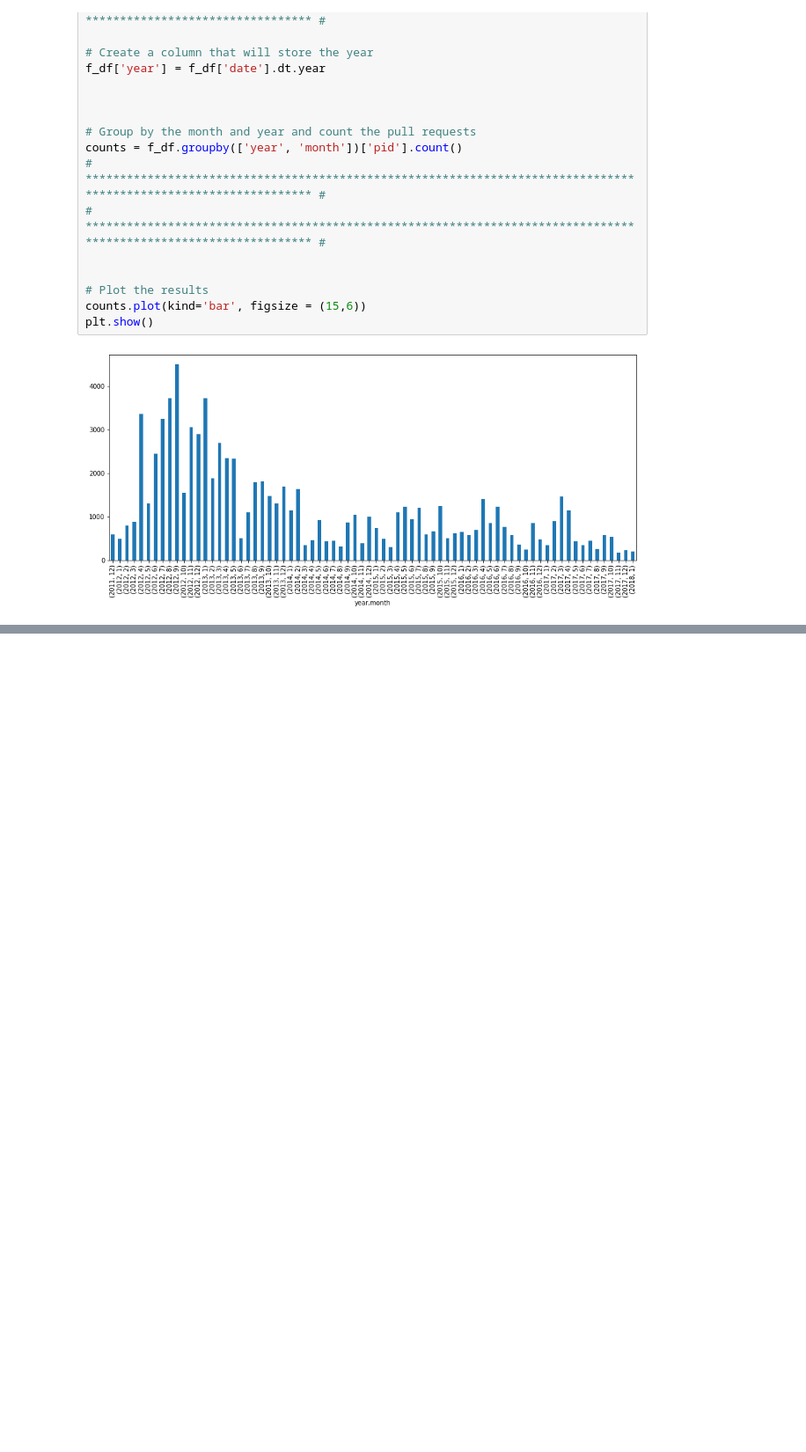
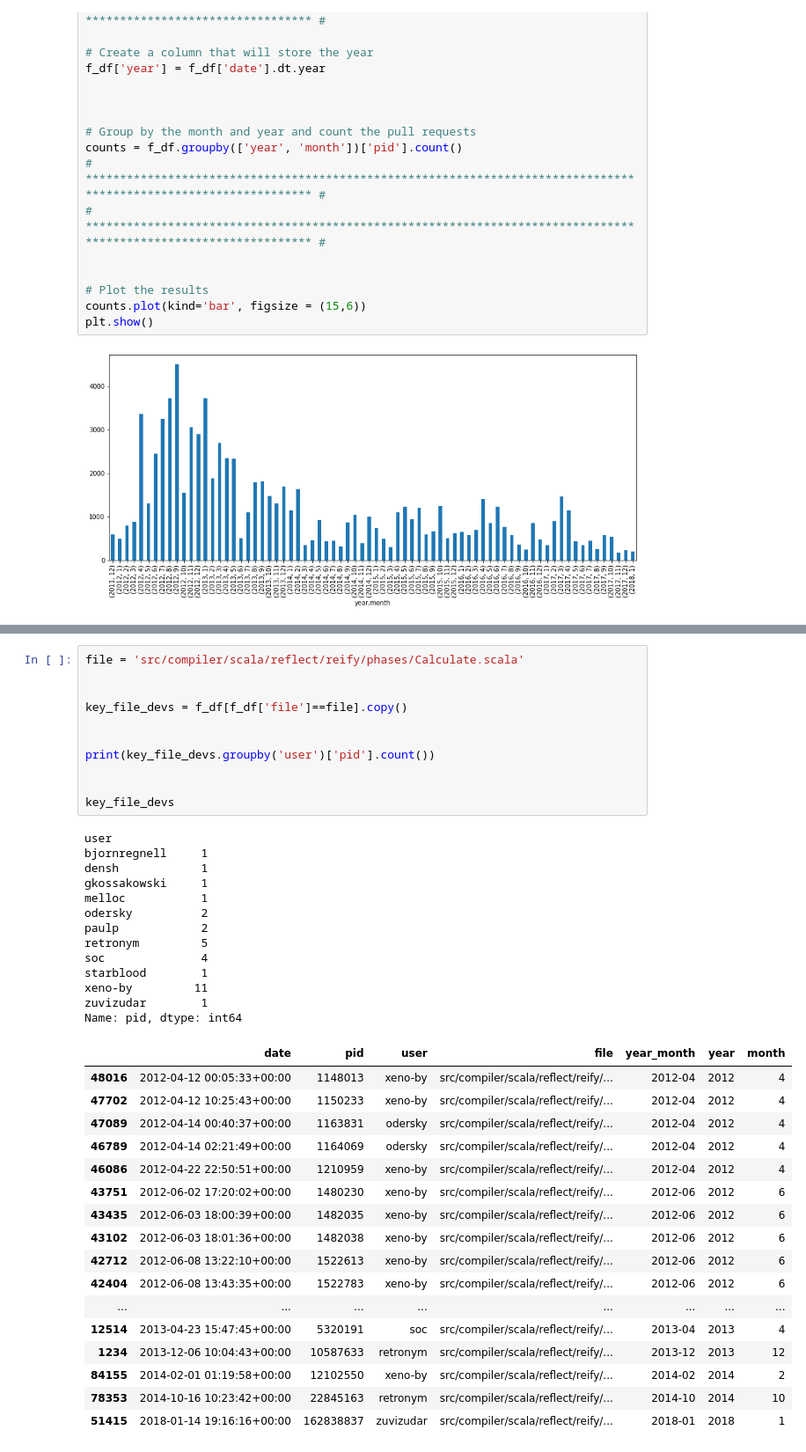
Before and after one commit to johnhhu2020/DataCamp-Data-Scientist-with-Python-Track, a Jupyter notebook: The GitHub History of the Scala Language.ipynb, the cells around one changed output, grey strips where cells are left out. Shown: that part at 88% size. Cells and saved outputs as stored; diff of their text form; blank space fills up the shorter version.

```diff
--- a/The GitHub History of the Scala Language.ipynb
+++ b/The GitHub History of the Scala Language.ipynb
@@ -256,0 +390,42 @@ print(dir(pd.Series))
+# %%
+file = 'src/compiler/scala/reflect/reify/phases/Calculate.scala'
+
+
+key_file_devs = f_df[f_df['file']==file].copy()
+
+
+print(key_file_devs.groupby('user')['pid'].count())
+
+
+key_file_devs
+# %% [output]
+user
+bjornregnell     1
+densh            1
+gkossakowski     1
+melloc           1
+odersky          2
+paulp            2
+retronym         5
+soc              4
+starblood        1
+xeno-by         11
+zuvizudar        1
+Name: pid, dtype: int64
+|  | date | pid | user | file | year_month | year | month |
+| 48016 | 2012-04-12 00:05:33+00:00 | 1148013 | xeno-by | src/compiler/scala/reflect/reify/... | 2012-04 | 2012 | 4 |
+| 47702 | 2012-04-12 10:25:43+00:00 | 1150233 | xeno-by | src/compiler/scala/reflect/reify/... | 2012-04 | 2012 | 4 |
+| 47089 | 2012-04-14 00:40:37+00:00 | 1163831 | odersky | src/compiler/scala/reflect/reify/... | 2012-04 | 2012 | 4 |
+| 46789 | 2012-04-14 02:21:49+00:00 | 1164069 | odersky | src/compiler/scala/reflect/reify/... | 2012-04 | 2012 | 4 |
+| 46086 | 2012-04-22 22:50:51+00:00 | 1210959 | xeno-by | src/compiler/scala/reflect/reify/... | 2012-04 | 2012 | 4 |
+| 43751 | 2012-06-02 17:20:02+00:00 | 1480230 | xeno-by | src/compiler/scala/reflect/reify/... | 2012-06 | 2012 | 6 |
+| 43435 | 2012-06-03 18:00:39+00:00 | 1482035 | xeno-by | src/compiler/scala/reflect/reify/... | 2012-06 | 2012 | 6 |
+| 43102 | 2012-06-03 18:01:36+00:00 | 1482038 | xeno-by | src/compiler/scala/reflect/reify/... | 2012-06 | 2012 | 6 |
+| 42712 | 2012-06-08 13:22:10+00:00 | 1522613 | xeno-by | src/compiler/scala/reflect/reify/... | 2012-06 | 2012 | 6 |
+| 42404 | 2012-06-08 13:43:35+00:00 | 1522783 | xeno-by | src/compiler/scala/reflect/reify/... | 2012-06 | 2012 | 6 |
+| ... | ... | ... | ... | ... | ... | ... | ... |
+| 12514 | 2013-04-23 15:47:45+00:00 | 5320191 | soc | src/compiler/scala/reflect/reify/... | 2013-04 | 2013 | 4 |
+| 1234 | 2013-12-06 10:04:43+00:00 | 10587633 | retronym | src/compiler/scala/reflect/reify/... | 2013-12 | 2013 | 12 |
+| 84155 | 2014-02-01 01:19:58+00:00 | 12102550 | xeno-by | src/compiler/scala/reflect/reify/... | 2014-02 | 2014 | 2 |
+| 78353 | 2014-10-16 10:23:42+00:00 | 22845163 | retronym | src/compiler/scala/reflect/reify/... | 2014-10 | 2014 | 10 |
+| 51415 | 2018-01-14 19:16:16+00:00 | 162838837 | zuvizudar | src/compiler/scala/reflect/reify/... | 2018-01 | 2018 | 1 |
```
Also changed, not shown: parts of 20 cells of this notebook.
